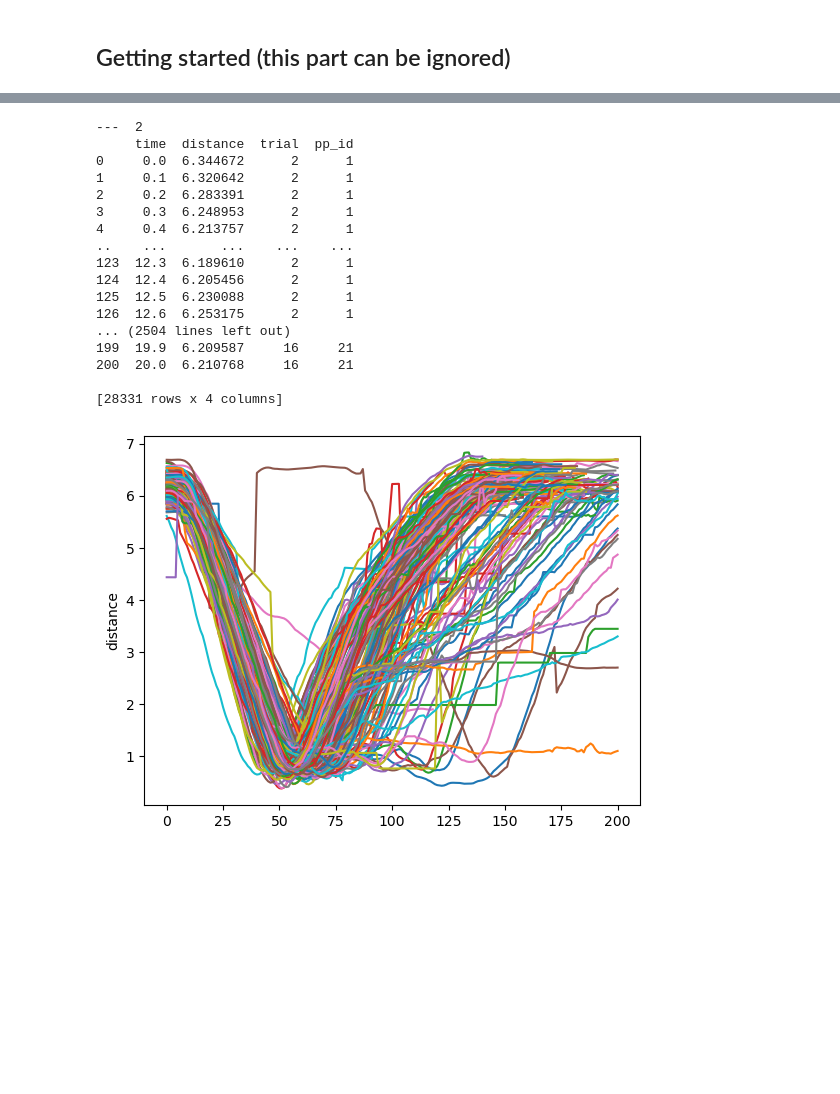
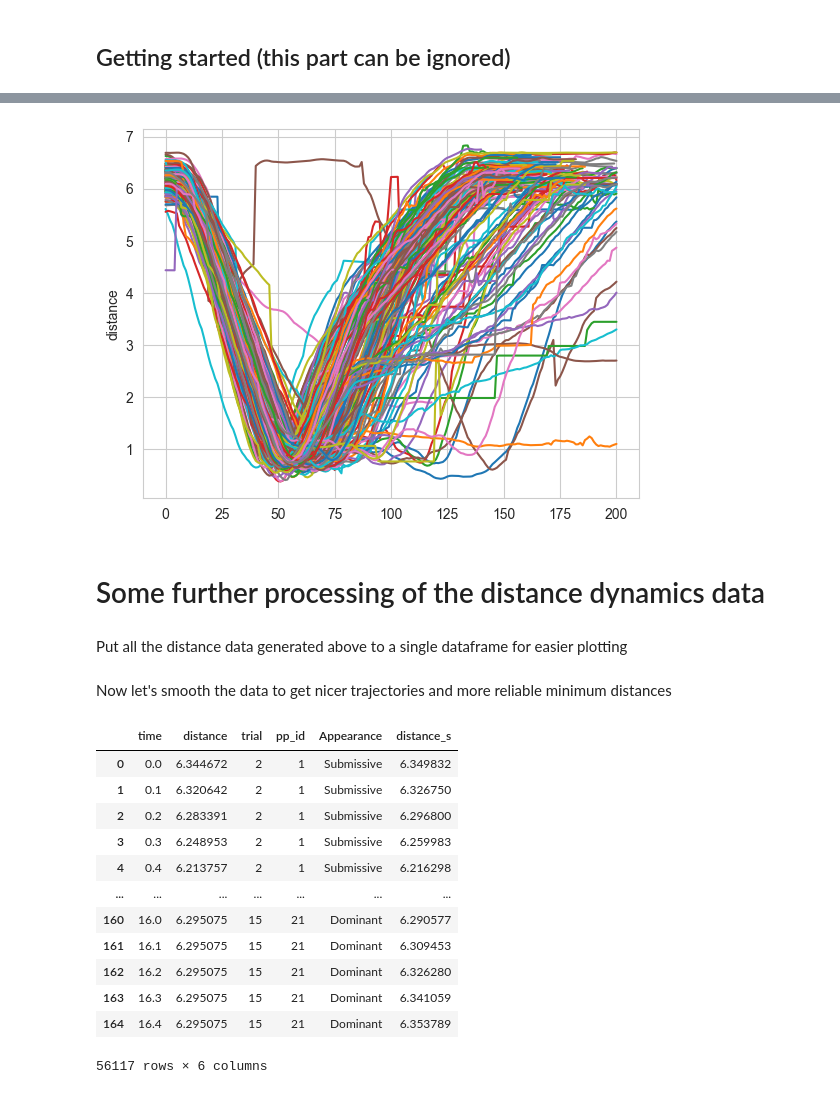
Before and after one commit to tud-hri/Spot-DataAnalysis, a Jupyter notebook: Spot_trajectory_analysis.ipynb, the cells around one changed output, grey strips where cells are left out. Drawn from its saved outputs; the diff is of its cells as text; code cells hidden in the pictures; blank space fills up the shorter version.

```diff
--- a/Spot_trajectory_analysis.ipynb
+++ b/Spot_trajectory_analysis.ipynb
@@ -161,21 +116,9 @@ df_dis_dom = get_df_distance(pp_ids= ["%02d" % x for x in range(1, 22)], apparan
 # %%
 df_dis_sub = get_df_distance(pp_ids= ["%02d" % x for x in range(1, 22)], apparance = 'sub')
+df_dis_sub["Appearance"] = "Submissive"
 # %% [output]
----  2
-     time  distance  trial  pp_id
-0     0.0  6.344672      2      1
-1     0.1  6.320642      2      1
-2     0.2  6.283391      2      1
-3     0.3  6.248953      2      1
-4     0.4  6.213757      2      1
-..    ...       ...    ...    ...
-123  12.3  6.189610      2      1
-124  12.4  6.205456      2      1
-125  12.5  6.230088      2      1
-126  12.6  6.253175      2      1
-... (2504 lines left out)
-199  19.9  6.209587     16     21
-200  20.0  6.210768     16     21
-
-[28331 rows x 4 columns]
-[figure, old version]
+[figure, new version]
+# %% [markdown]
+# Some further processing of the distance dynamics data
+# %% [markdown]
+Put all the distance data generated above to a single dataframe for easier plotting
@@ -181,0 +127,2 @@ df_dis_sub = get_df_distance(pp_ids= ["%02d" % x for x in range(1, 22)], apparan
+# %% [markdown]
+Now let's smooth the data to get nicer trajectories and more reliable minimum distances
@@ -181,0 +134,16 @@ df_dis_sub = get_df_distance(pp_ids= ["%02d" % x for x in range(1, 22)], apparan
+# %%
+distance_dynamics
+# %% [output]
+|  | time | distance | trial | pp_id | Appearance | distance_s |
+| 0 | 0.0 | 6.344672 | 2 | 1 | Submissive | 6.349832 |
+| 1 | 0.1 | 6.320642 | 2 | 1 | Submissive | 6.326750 |
+| 2 | 0.2 | 6.283391 | 2 | 1 | Submissive | 6.296800 |
+| 3 | 0.3 | 6.248953 | 2 | 1 | Submissive | 6.259983 |
+| 4 | 0.4 | 6.213757 | 2 | 1 | Submissive | 6.216298 |
+| ... | ... | ... | ... | ... | ... | ... |
+| 160 | 16.0 | 6.295075 | 15 | 21 | Dominant | 6.290577 |
+| 161 | 16.1 | 6.295075 | 15 | 21 | Dominant | 6.309453 |
+| 162 | 16.2 | 6.295075 | 15 | 21 | Dominant | 6.326280 |
+| 163 | 16.3 | 6.295075 | 15 | 21 | Dominant | 6.341059 |
+| 164 | 16.4 | 6.295075 | 15 | 21 | Dominant | 6.353789 |
+56117 rows × 6 columns
```
Also changed, not shown: parts of 48 cells of this notebook.
